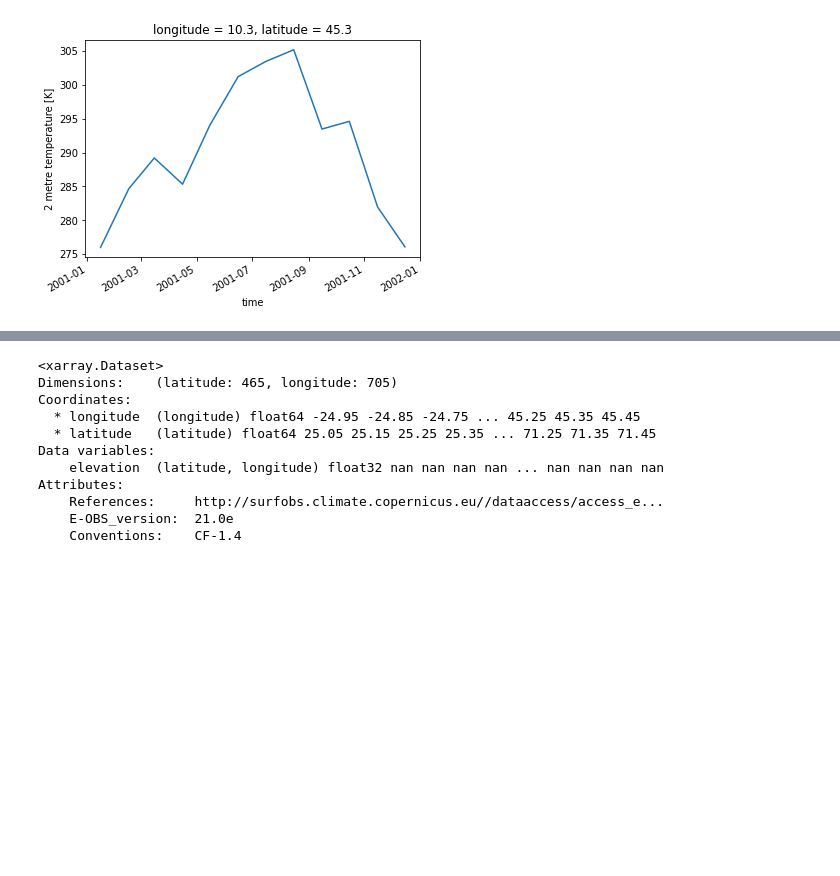
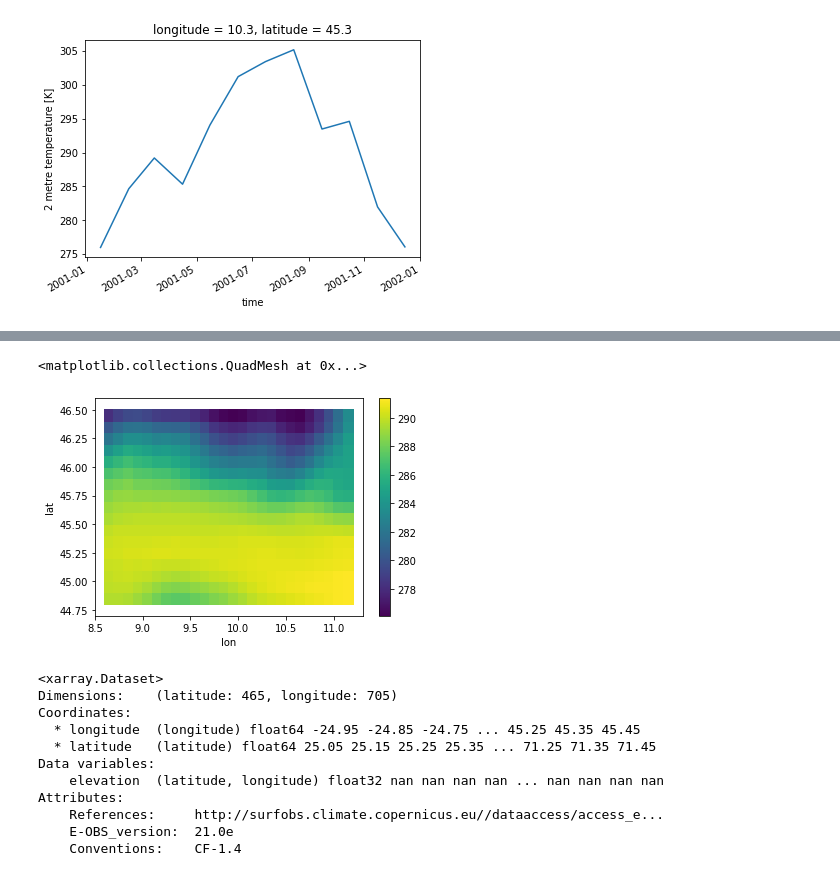
Before and after one commit to samuelexferri/unibg-statistic2, a Jupyter notebook: notebooks/data_3_preprocessing_regressors.ipynb, the cells around one changed output, grey strips where cells are left out. Cells and saved outputs as stored; diff of their text form; code cells hidden in the pictures; blank space fills up the shorter version.

```diff
--- a/notebooks/data_3_preprocessing_regressors.ipynb
+++ b/notebooks/data_3_preprocessing_regressors.ipynb
@@ -224,3 +294,8 @@ t2m[12:24,5,18].plot()
+# %%
+t2m_adjusted.mean(dim="time").plot()
+# %% [output]
+<matplotlib.collections.QuadMesh at 0x...>
+[figure, added]
 # %%
 # REGRESSOR: Altitudine
 # %%
```
Also changed, not shown: parts of 5 cells of this notebook, 2 other files.
